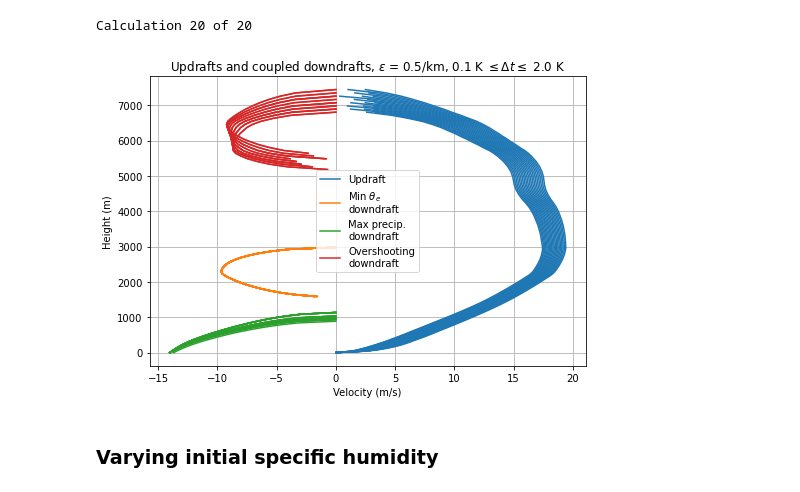
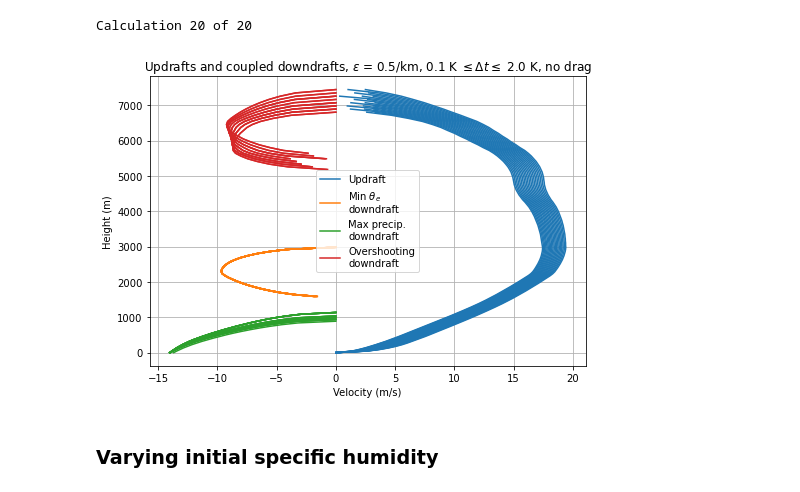
Before and after one commit to tschanzer/convection-scheme, a Jupyter notebook: notebooks/ensembles.ipynb, the cells around one changed output. Cells and saved outputs as stored; diff of their text form; code cells hidden in the pictures.

```diff
--- a/notebooks/ensembles.ipynb
+++ b/notebooks/ensembles.ipynb
@@ -61,15 +67,0 @@ drag = 0/units.km
-# %%
-updrafts = np.zeros(epsilon.size, dtype='object')
-downdrafts1 = np.zeros(epsilon.size, dtype='object')
-downdrafts2 = np.zeros(epsilon.size, dtype='object')
-downdrafts3 = np.zeros(epsilon.size, dtype='object')
-n_done = 0
-for i in range(epsilon.size):
-    n_done += 1
-    sys.stdout.write(f'\rCalculation {n_done} of {epsilon.size}    ')
-    updrafts[i], downdrafts1[i], downdrafts2[i] = coupler.precipitation_driven(
-        i_init, t_pert, q_pert, l_initial, w_initial,
-        epsilon[i], dnu_db, drag, l_crit, basic=True)
-    _, downdrafts3[i] = coupler.overshooting(
-        i_init, t_pert, q_pert, l_initial, w_initial,
-        epsilon[i], dnu_db, drag, l_crit, basic=True)
@@ -120,18 +110,7 @@ w_initial = 0*units.meter/units.second
 epsilon = np.arange(0.05, 1.01, 0.05)*(1/units.km)
 dnu_db = 5e-2*units.second**2/units.meter**2
 drag = 0.5/units.km
+
+updrafts, downdrafts1, downdrafts2, downdrafts3 = generator.ensemble(
+    i_init, t_pert, q_pert, l_initial, w_initial,
+    epsilon, dnu_db, drag, l_crit, basic=True)
-# %%
-updrafts = np.zeros(epsilon.size, dtype='object')
-downdrafts1 = np.zeros(epsilon.size, dtype='object')
-downdrafts2 = np.zeros(epsilon.size, dtype='object')
-downdrafts3 = np.zeros(epsilon.size, dtype='object')
-n_done = 0
-for i in range(epsilon.size):
-    n_done += 1
-    sys.stdout.write(f'\rCalculation {n_done} of {epsilon.size}    ')
-    updrafts[i], downdrafts1[i], downdrafts2[i] = coupler.precipitation_driven(
-        i_init, t_pert, q_pert, l_initial, w_initial,
-        epsilon[i], dnu_db, drag, l_crit, basic=True)
-    _, downdrafts3[i] = coupler.overshooting(
-        i_init, t_pert, q_pert, l_initial, w_initial,
-        epsilon[i], dnu_db, drag, l_crit, basic=True)
@@ -195,12 +172,13 @@ n_done = 0
 for i in range(t_pert.size):
     n_done += 1
     sys.stdout.write(f'\rCalculation {n_done} of {t_pert.size}    ')
-    updrafts[i], downdrafts1[i], downdrafts2[i] = coupler.precipitation_driven(
+    updrafts[i] = generator.updraft(
         i_init, t_pert[i], q_pert, l_initial, w_initial,
         epsilon, dnu_db, drag, l_crit, basic=True)
-    _, downdrafts3[i] = coupler.overshooting(
-        i_init, t_pert[i], q_pert, l_initial, w_initial,
-        epsilon, dnu_db, drag, l_crit, basic=True)
+    downdrafts1[i], downdrafts2[i] = generator.precipitation_driven(
+        updrafts[i], epsilon, dnu_db, drag, basic=True)
+    downdrafts3[i] = generator.overshooting(
+        updrafts[i], epsilon, dnu_db, drag, basic=True)
 # %% [output]
 Calculation 20 of 20
 # %%
@@ -209,35 +187,35 @@ lines = ax.plot(
     concatenate([[u.velocity] for u in updrafts]).T, height,
     'tab:blue', label='Updraft')
 plt.setp(lines[1:], label="_")
 downdrafts1_filt = []
 for d in downdrafts1:
     if d is not None:
         downdrafts1_filt.append(d)
 lines = ax.plot(
     concatenate([[d.velocity] for d in downdrafts1_filt]).T, height,
     'tab:orange', label='Min $\\theta_e$\ndowndraft')
 plt.setp(lines[1:], label="_")
 downdrafts2_filt = []
 for d in downdrafts2:
     if d is not None:
         downdrafts2_filt.append(d)
 lines = ax.plot(
     concatenate([[d.velocity] for d in downdrafts2_filt]).T, height,
     'tab:green', label='Max precip.\ndowndraft')
 plt.setp(lines[1:], label="_")
 lines = ax.plot(
     concatenate([[d.velocity] for d in downdrafts3]).T, height,
     'tab:red', label='Overshooting\ndowndraft')
 plt.setp(lines[1:], label="_")
 ax.grid()
 ax.legend()
 ax.set(
     xlabel='Velocity (m/s)', ylabel='Height (m)',
     title='Updrafts and coupled downdrafts, '
-          '$\\epsilon$ = 0.5/km, 0.1 K $\\leq \\Delta t \\leq$ 2.0 K')
+          '$\\epsilon$ = 0.5/km, 0.1 K $\\leq \\Delta t \\leq$ 2.0 K, no drag')
 fig.tight_layout()
 # %% [output]
-[figure, old version]
+[figure, new version]
 # %% [markdown]
 ### Varying initial specific humidity
 # %%
```
Also changed, not shown: parts of 18 cells of this notebook, 1 other file.
